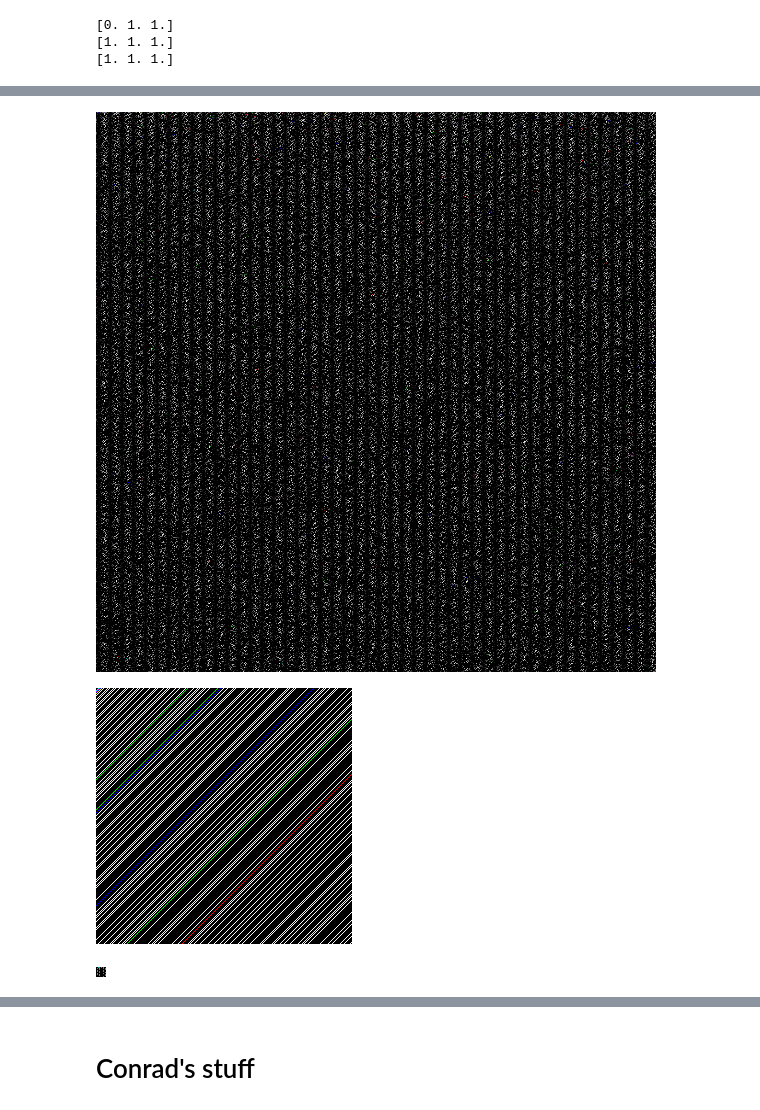
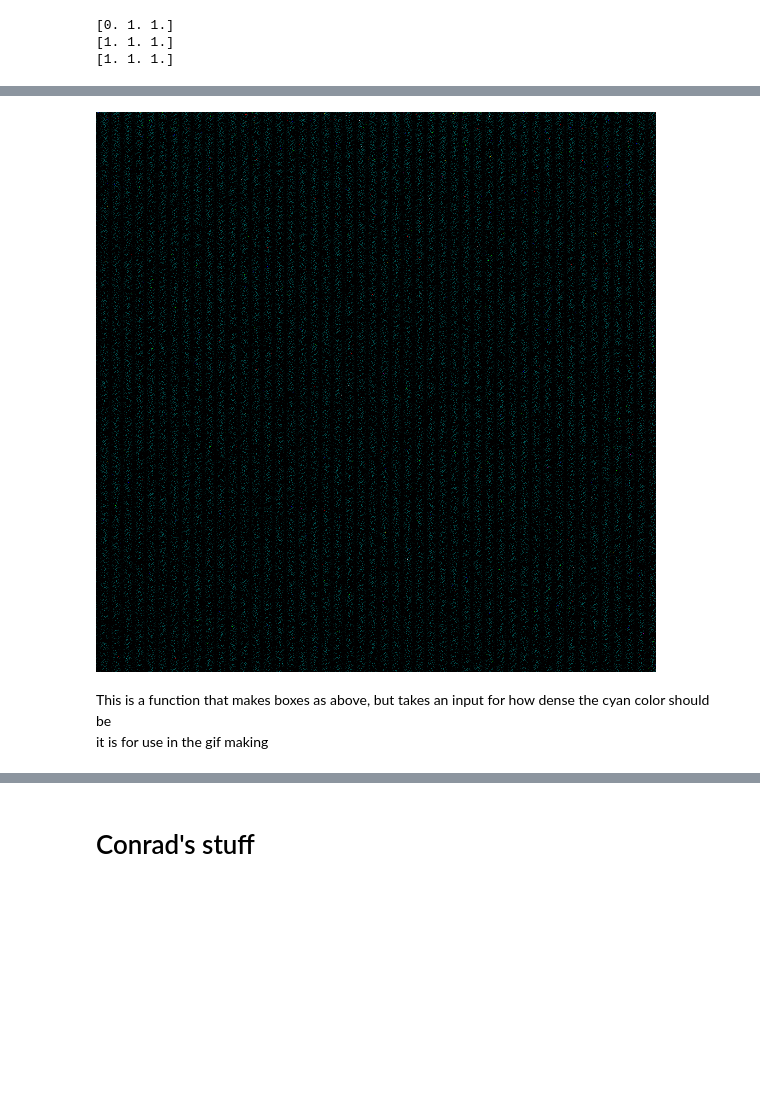
Before and after one commit to BurleighCharlton/Python-Mathematics, a Jupyter notebook: Prime_3.ipynb, the cells around one changed output, grey strips where cells are left out. Drawn from its saved outputs; the diff is of its cells as text; code cells hidden in the pictures; blank space fills up the shorter version.

```diff
--- a/Prime_3.ipynb
+++ b/Prime_3.ipynb
@@ -84,3 +82,3 @@ array([2, 3, 5])
 # %%
 primelist100000 = np.asarray(where(isprime_list(100000)))
-bigprimelist = np.asarray(where(isprime_list(10000000)))
+bigprimelist = np.asarray(where(isprime_list(1024*1024)))
@@ -102,6 +107,7 @@ def fermat_test(n, a):
   and the first  as a witness
   returns true if a witness n as prime
   a^n-1 mod n = 0 is evidence for primality
+  fermat_test: num, num -> array
   '''
   if n==0:
     return np.zeros((1,a))
@@ -137,8 +153,9 @@ biglist_of_fermat_tests_to_3 = np.asarray([fermat_test(i,3) for i in range(0,102
 primesquare = np.zeros((256, 256,3), dtype=np.uint8)
 for x in range(256):
     for y in range(256):
-      if (x+(256*y) in primelist100000):
-        primesquare[y,x] = [0,100,(100*np.count_nonzero(list_of_fermat_tests_to_10[y+x] ==1))] # Red = y, Green = 0, Blue = 1-y
+        primesquare[y,x] = [0,100,(100*np.count_nonzero(list_of_fermat_tests_to_10[(256*y)+x][] ==1))] # Red = y, Green = 0, Blue = 1-y
+        if (x+(256*y) not in bigprimelist):
+          primesquare[y,x] = [0,0,0]
 
 img = Image.fromarray(primesquare) # Create an image from the array.
 display(img)
@@ -153,6 +172,8 @@ for x in range(1024):
         primesquare[y,x] = [83*(np.count_nonzero(biglist_of_fermat_tests_to_10[(1024*y)+x][0,0:3] ==1)), #add red if witnessed by first 3 primes
                             83*(np.count_nonzero(biglist_of_fermat_tests_to_10[(1024*y)+x][0,3:6] ==1)), #add green if witnessed by next three primes
                             83*(np.count_nonzero(biglist_of_fermat_tests_to_10[(1024*y)+x][0,6:9] ==1))] #add blue if witnessed by next three primes
+        if (x+(1024*y) in bigprimelist):
+          primesquare[y,x] = [0,100,100]
 
 img = Image.fromarray(primesquare) # Create an image from the array.
 display(img)
@@ -161,37 +187,35 @@ display(img)
 # %%
 primesquare = np.zeros((1024, 1024,3), dtype=np.uint8)
 for x in range(1024):
     for y in range(1024):
         primesquare[y,x] = [250*(np.count_nonzero(biglist_of_fermat_tests_to_3[(1024*y)+x][0,0] ==1)), #add red if witnessed by first 3 primes
                             250*(np.count_nonzero(biglist_of_fermat_tests_to_3[(1024*y)+x][0,1] ==1)), #add green if witnessed by next three primes
                             250*(np.count_nonzero(biglist_of_fermat_tests_to_3[(1024*y)+x][0,2] ==1))] #add blue if witnessed by next three primes
+        if (x+(1024*y) in bigprimelist):
+          primesquare[y,x] = [0,100,100] # Red = y, Green = 0, Blue = 1-y
 
 img = Image.fromarray(primesquare) # Create an image from the array.
 display(img)
 # %% [output]
-[figure, old version]
+[figure, new version]
+# %% [markdown]
+This is a function that makes boxes as above, but takes an input for how dense the cyan color should be
+it is for use in the gif making
 # %%
-##why does this look so much better when its overflowwing 256
-primesquare = np.zeros((256, 256,3), dtype=np.uint8)
-for x in range(256):
-    for y in range(256):
-      if (x+(256*y) in range(256*256)):
-        primesquare[y,x] = [250*list_of_fermat_tests_to_10[y+x][0,0], #add red if witnessed by first primes
-                            250*list_of_fermat_tests_to_10[y+x][0,1], #add green if witnessed by second prime
-                            250*list_of_fermat_tests_to_10[y+x][0,2]] #add blue if witnessed by third prime
+def makeprimesquare(d):
+  '''
+  makes a prime square of fermat numbers
+  then places true primes of d color density
+  '''
+  primesquare = np.zeros((1024, 1024,3), dtype=np.uint8)
+  for x in range(1024):
+      for y in range(1024):
+            primesquare[y,x] = [250*(np.count_nonzero(biglist_of_fermat_tests_to_3[(1024*y)+x][0,0] ==1)), #add red if witnessed by first 3 primes
+                                250*(np.count_nonzero(biglist_of_fermat_tests_to_3[(1024*y)+x][0,1] ==1)), #add green if witnessed by next three primes
+                                250*(np.count_nonzero(biglist_of_fermat_tests_to_3[(1024*y)+x][0,2] ==1))] #add blue if witnessed by next three primes
+            if (d>51):
+              if (x+(1024*y) in bigprimelist):
+                primesquare[y,x] = [0,d,d] # Red = y, Green = 0, Blue = 1-y
 
-img = Image.fromarray(primesquare) # Create an image from the array.
-display(img)
+  img = Image.fromarray(primesquare) # Create an image from the array.
+  return img
-# %% [output]
-[figure, removed]
-# %%
-primesquaresmol = np.zeros((10, 10,3), dtype=np.uint8)
-for x in range(10):
-    for y in range(10):
-      if (x+(10*y) in primelist100000):
-        primesquaresmol[y,x] = [0,180,180] # Red = y, Green = 0, Blue = 1-y
-
-img = Image.fromarray(primesquaresmol) # Create an image from the array.
-display(img)
-# %% [output]
-[figure, removed]
```
Also changed, not shown: parts of 23 cells of this notebook.
